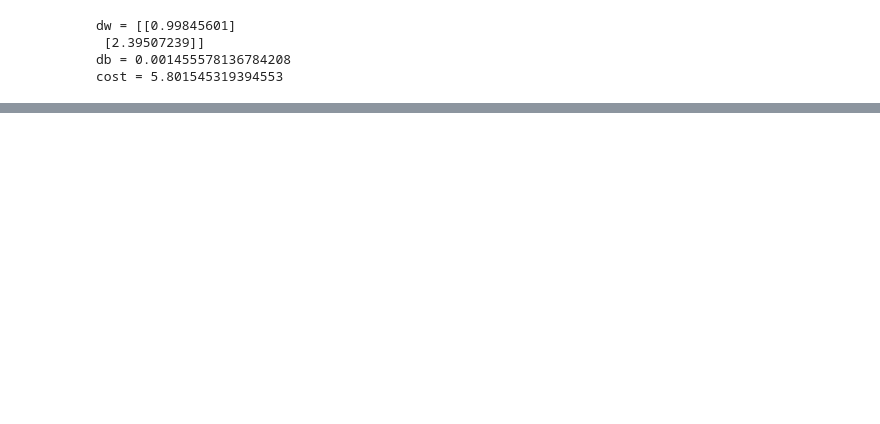
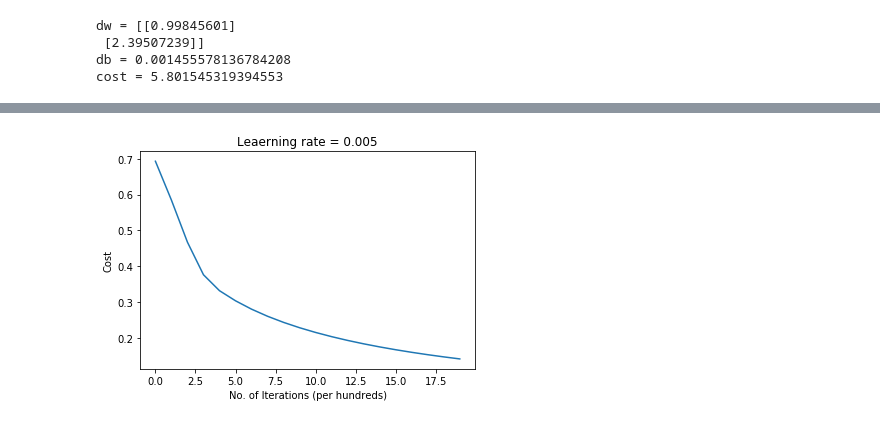
Before and after one commit to aribalam/deeplearning.ai-assignments, a Jupyter notebook: week2/logistic_regression.ipynb, the cells around one changed output, grey strips where cells are left out. Cells and saved outputs as stored; diff of their text form; code cells hidden in the pictures; blank space fills up the shorter version.

Commit message:
added function of creating model for the data

```diff
--- a/week2/logistic_regression.ipynb
+++ b/week2/logistic_regression.ipynb
@@ -177,11 +178,6 @@ def predict(w, b, X):
         # converting probability to actual predictions
         Y_pred[0, i] = 1 if A[0, i] > 0.5 else 0
 
-    assert (Y.shape == (1, m))
+    assert (Y_pred.shape == (1, m))
 
     return Y_pred
-# %%
-w = np.array([[0.1124579],[0.23106775]])
-b = -0.3
-X = np.array([[1.,-1.1,-3.2],[1.2,2.,0.1]])
-print ("predictions = " + str(predict(w, b, X)))
@@ -189,0 +184,30 @@ predictions = [[1. 1. 0.]]
+# %%
+def model(X_train, Y_train, X_test, Y_test, num_iterations = 2000, learning_rate = 0.5, print_cost = False):
+
+    # Step 1 : Initialize parameters
+    w, b = initialize_with_zeros(X_train.shape[0])
+
+    # Step 2: Optimize parameters
+    params, grads, costs = optimize(w, b, X_train, Y_train, num_iterations=num_iterations, learning_rate=learning_rate, show_cost=print_cost)
+    w = params["w"]
+    b = params["b"]
+
+    # Predict train and test data
+    Y_pred_train = predict(w, b, X_train)
+    Y_pred_test = predict(w, b, X_test)
+
+    # Printing accuracy
+    print("Train accuracy: {0}".format(np.mean(Y_pred_train == Y_train) * 100))
+    print("Test accuracy: {0}".format(np.mean(Y_pred_test == Y_test) * 100))
+
+    data = {
+        "costs": costs,
+        "train_prediction": Y_pred_train,
+        "test_prediction": Y_pred_test,
+        "learning_rate": learning_rate,
+        "params": params,
+    }
+
+    return data
+# %%
+data = model(x_train, y_train, x_test, y_test, learning_rate=0.005, print_cost=True)
@@ -189,0 +232,9 @@ predictions = [[1. 1. 0.]]
+# %%
+costs = data["costs"]
+plt.xlabel("No. of Iterations (per hundreds)")
+plt.ylabel("Cost")
+plt.title("Leaerning rate = 0.005")
+plt.plot(costs)
+plt.show()
+# %% [output]
+[figure, added]
```
Also changed, not shown: parts of 11 cells of this notebook.
